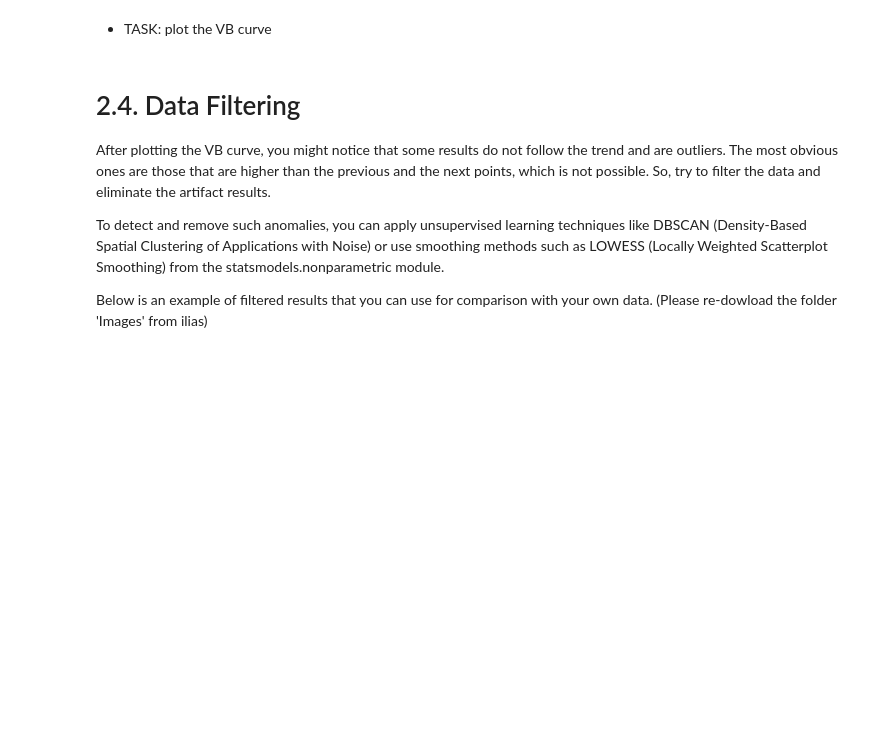
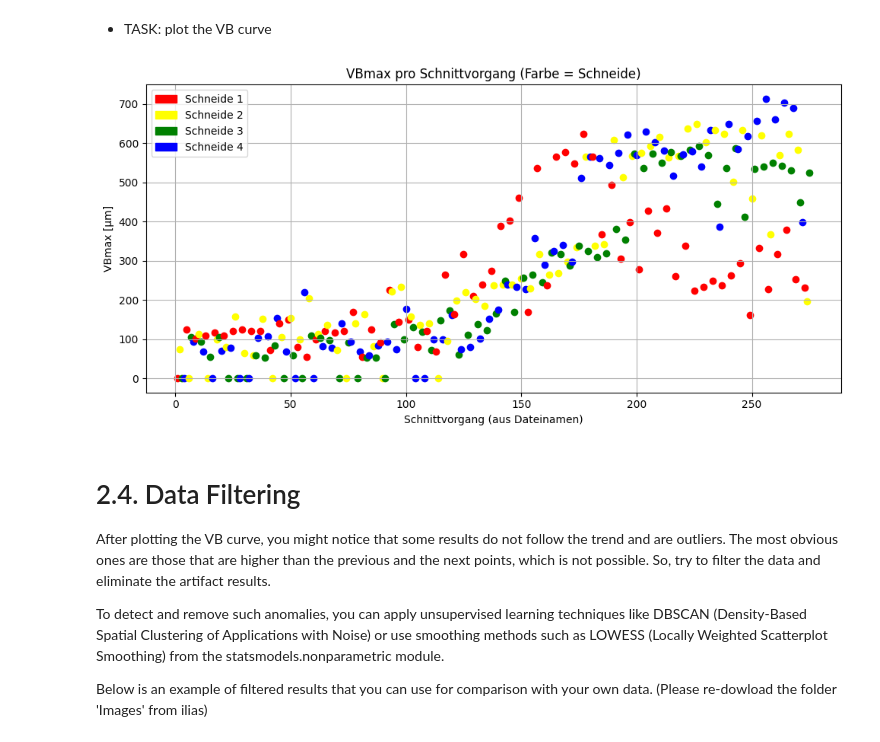
Before and after one commit to artischocki/skip, a Jupyter notebook: notebooks/04-Segmentation aamp; VB Measurement.ipynb, the cells around one changed output. Drawn from its saved outputs; the diff is of its cells as text; code cells hidden in the pictures; blank space fills up the shorter version.

```diff
--- a/notebooks/04-Segmentation aamp; VB Measurement.ipynb
+++ b/notebooks/04-Segmentation aamp; VB Measurement.ipynb
@@ -221,19 +348,3 @@ In this step, we will measure the maximum thickness of the wear. You can impleme
 </div>
 # %% [markdown]
 * TASK: Try to measure the maximum wear thickness
-# %%
-directory = "Input Directory"
-mg_name = []
-VBmax = []
-
-for filename in os.listdir(directory):
-    img_name.append(filename)
-    img = cv2.imread(os.path.join(directory,filename), cv2.IMREAD_GRAYSCALE)
-    ret,thresh = cv2.threshold(img,127,255,0)
-    contours,hierarchy = cv2.findContours(thresh, 1, 2)
-    result = find_contour_indices(contours)
-    print(result)
-    min_max_list = []
-
-    for i in result:
-        ~~~
@@ -247,6 +448,52 @@ After extracting the maximum thickness of the wear in each image, as already men
 </div>
 # %% [markdown]
 * TASK: plot the VB curve
+# %%
+import os
+import matplotlib.pyplot as plt
+import matplotlib.patches as mpatches
+import numpy as np
+
+# Verzeichnis mit berechneten Bildern
+directory = Path("..") / "test" / "Test_Dataset" / "cleaned_predictions" # Pfad zu cleaned_predictions
+
+# Farbzuordnung für die 4 Schneiden
+color_cycle = ['red', 'yellow', 'green', 'blue']
+legend_labels = ['Schneide 1', 'Schneide 2', 'Schneide 3', 'Schneide 4']
+
+# Bilddateien sammeln und nach Nummer sortieren
+filenames = sorted([
+    f for f in os.listdir(directory)
+    if f.endswith(".png") and f.startswith("pred_aligned_image")
+])
+
+# Cut-Nummern generieren (1-basiert)
+cut_numbers = list(range(1, len(filenames) + 1))
+
+# Beispiel: VBmax ist vorher gefüllt worden
+# (z. B. in der vorherigen Schleife berechnet)
+# VBmax = [...]  ← Muss in exakt derselben Reihenfolge sein wie `filenames`
+VBmax = VBmax[:len(filenames)]  # Sicherheit, falls mehr VB-Werte vorhanden sind
+
+# Plot
+plt.figure(figsize=(10, 5))
+
+for i, (cut_num, vb) in enumerate(zip(cut_numbers, VBmax)):
+    color = color_cycle[i % 4]
+    plt.scatter(cut_num, vb, color=color)
+
+# Legende hinzufügen
+handles = [mpatches.Patch(color=color_cycle[i], label=legend_labels[i]) for i in range(4)]
+plt.legend(handles=handles)
+
+plt.title("VBmax pro Schnittvorgang (Farbe = Schneide)")
+plt.xlabel("Schnittvorgang (aus Dateinamen)")
+plt.ylabel("VBmax [μm]")
+plt.grid(True)
+plt.tight_layout()
+plt.show()
+# %% [output]
+[figure, added]
 # %%
 WB = Workbook()
 Sheet1 = WB.add_sheet ('VB')
```
Also changed, not shown: parts of 11 cells of this notebook, 1 other file.
